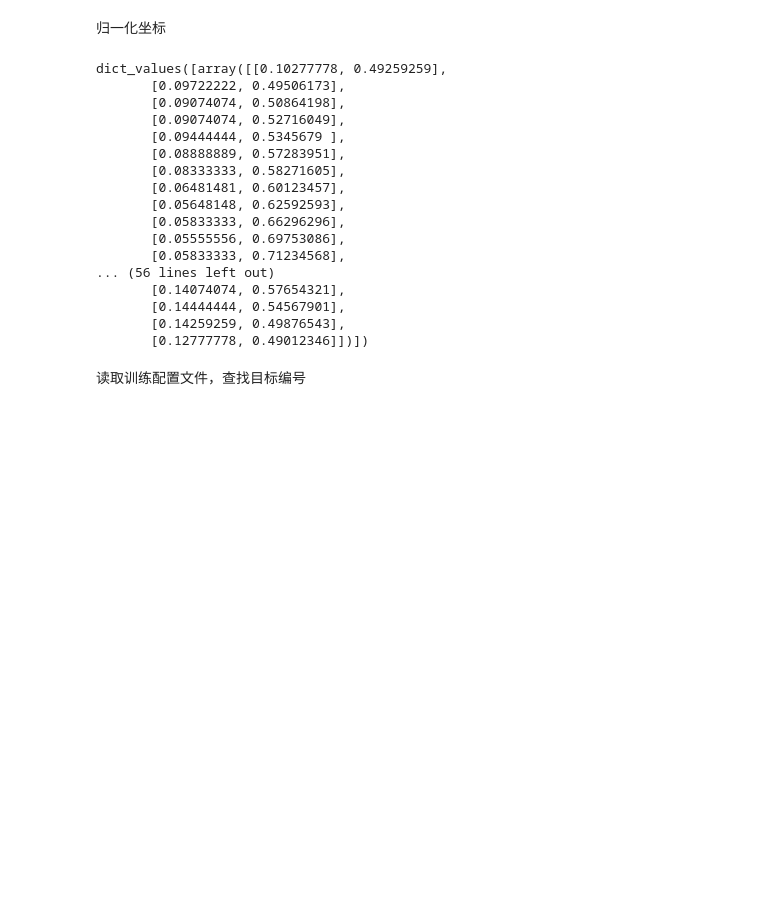
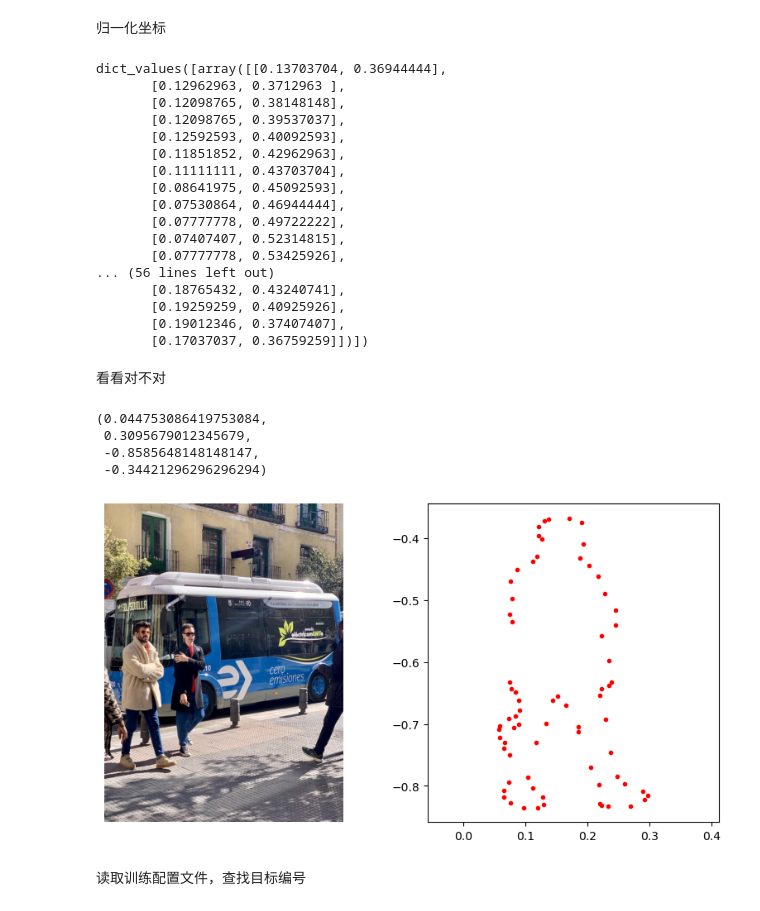
Before and after one commit to What-Pity/anylabeling-seg2yolo, a Jupyter notebook: explore.ipynb, the cells around one changed output. Drawn from its saved outputs; the diff is of its cells as text; code cells hidden in the pictures; blank space fills up the shorter version.

```diff
--- a/explore.ipynb
+++ b/explore.ipynb
@@ -137,26 +137,45 @@ bus.jpg
 归一化坐标
 # %%
 for xy in sample.values():
-    xy /= np.array([h,w])
+    xy /= np.array([w,h])
 print(sample.values())
 # %% [output]
-dict_values([array([[0.10277778, 0.49259259],
-       [0.09722222, 0.49506173],
-       [0.09074074, 0.50864198],
-       [0.09074074, 0.52716049],
-       [0.09444444, 0.5345679 ],
-       [0.08888889, 0.57283951],
-       [0.08333333, 0.58271605],
-       [0.06481481, 0.60123457],
-       [0.05648148, 0.62592593],
-       [0.05833333, 0.66296296],
-       [0.05555556, 0.69753086],
-       [0.05833333, 0.71234568],
+dict_values([array([[0.13703704, 0.36944444],
+       [0.12962963, 0.3712963 ],
+       [0.12098765, 0.38148148],
+       [0.12098765, 0.39537037],
+       [0.12592593, 0.40092593],
+       [0.11851852, 0.42962963],
+       [0.11111111, 0.43703704],
+       [0.08641975, 0.45092593],
+       [0.07530864, 0.46944444],
+       [0.07777778, 0.49722222],
+       [0.07407407, 0.52314815],
+       [0.07777778, 0.53425926],
 ... (56 lines left out)
-       [0.14074074, 0.57654321],
-       [0.14444444, 0.54567901],
-       [0.14259259, 0.49876543],
-       [0.12777778, 0.49012346]])])
+       [0.18765432, 0.43240741],
+       [0.19259259, 0.40925926],
+       [0.19012346, 0.37407407],
+       [0.17037037, 0.36759259]])])
+# %% [markdown]
+看看对不对
+# %%
+from matplotlib import pyplot as plt
+%matplotlib inline
+import PIL.Image as Image
+
+image=Image.open("bus.jpg")
+fig,axes=plt.subplots(1,2,figsize=(10,5))
+axes[0].imshow(image)
+axes[0].axis('off')
+axes[1].plot(sample["human"][:,0],-sample["human"][:,1],'r.')
+axes[1].axis('equal')
+# %% [output]
+(0.044753086419753084,
+ 0.3095679012345679,
+ -0.8585648148148147,
+ -0.34421296296296294)
+[figure, added]
 # %% [markdown]
 读取训练配置文件，查找目标编号
 # %%
```
